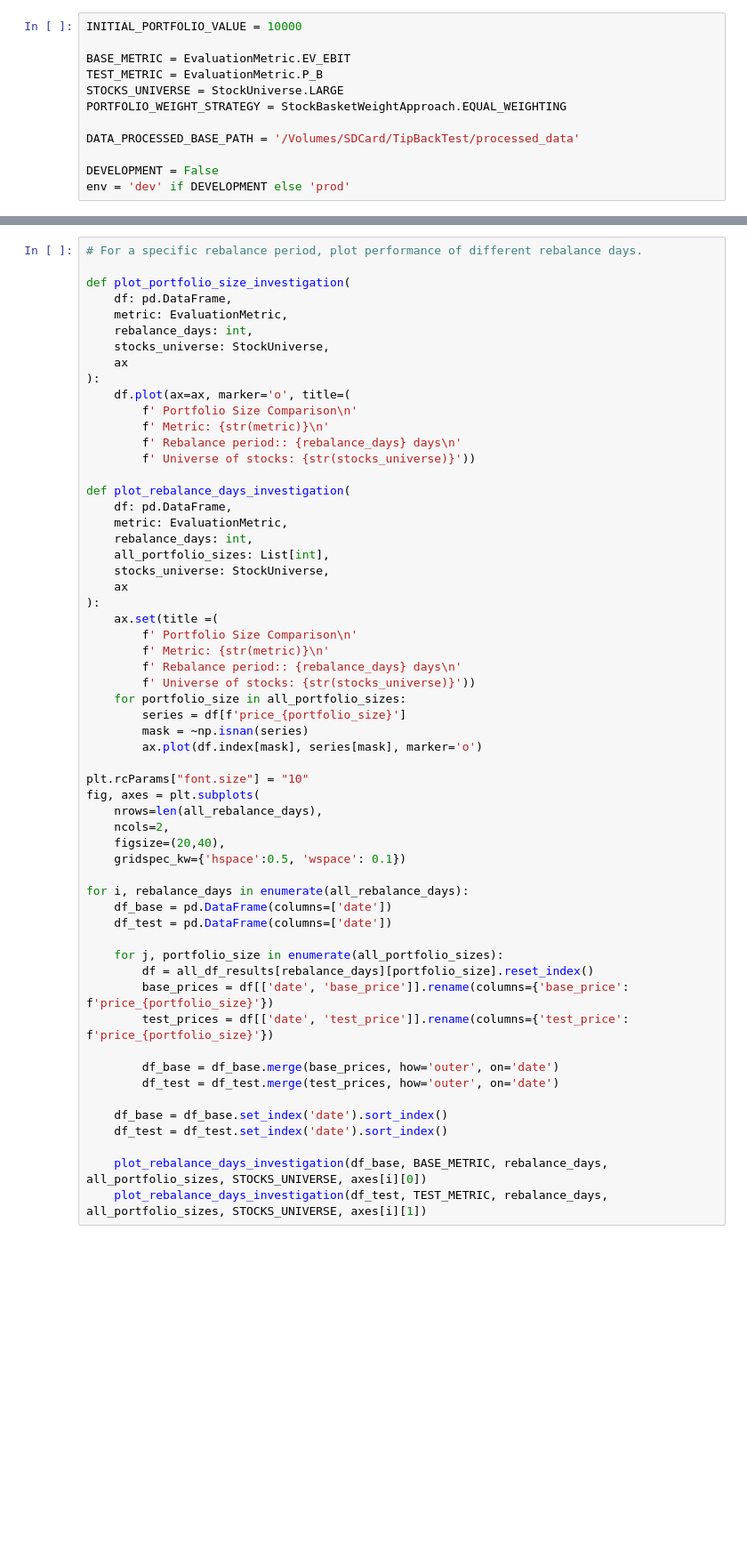
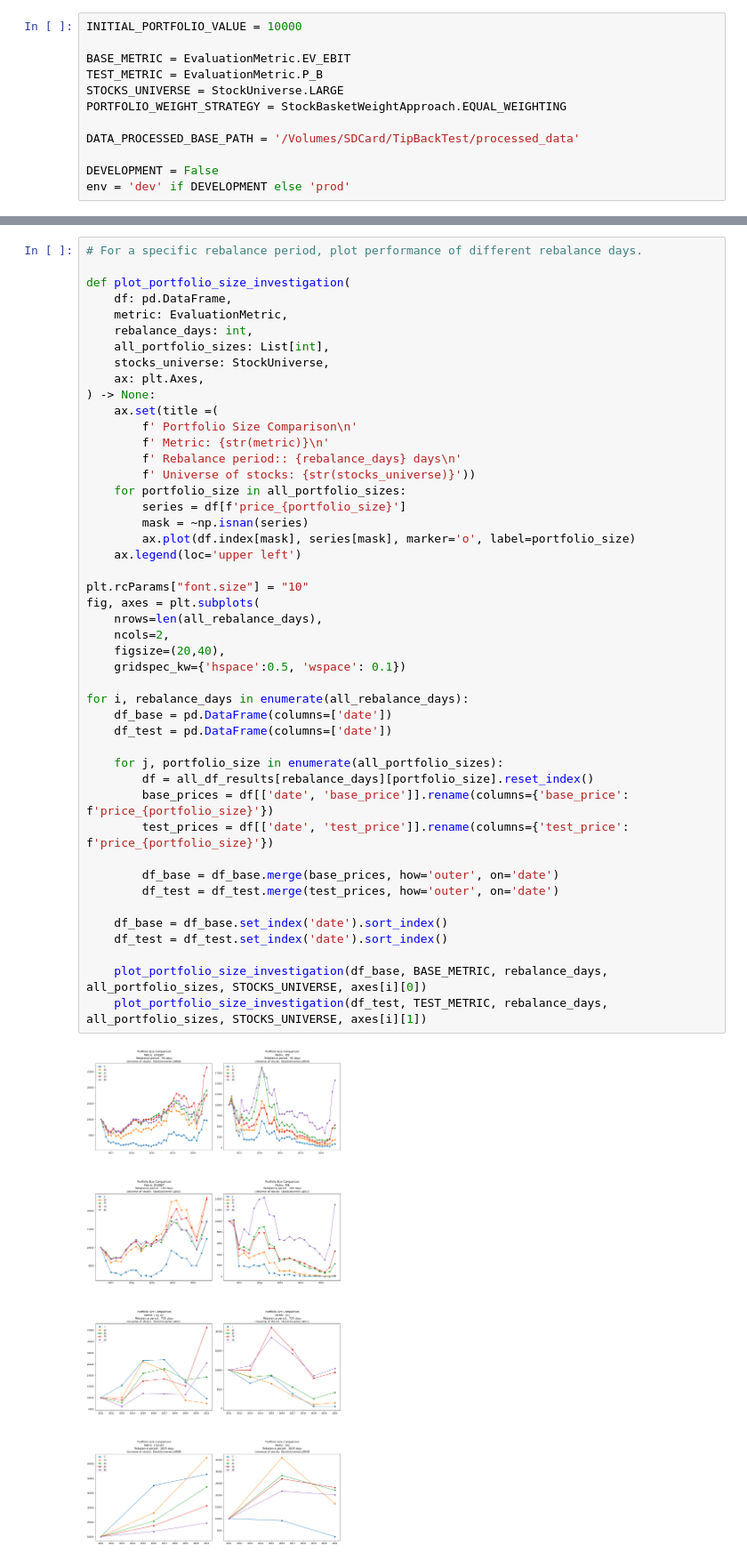
Before and after one commit to Olshansk/tip, a Jupyter notebook: notebooks/BackTest_InvestigateData.ipynb, the cells around one changed output, grey strips where cells are left out. Shown at 89% size. Cells and saved outputs as stored; diff of their text form; blank space fills up the shorter version.

Commit message:
Generating all data worked inspection notebooks functioning

```diff
--- a/notebooks/BackTest_InvestigateData.ipynb
+++ b/notebooks/BackTest_InvestigateData.ipynb
@@ -139,54 +144,44 @@ def plot_portfolio_size_investigation(
     df: pd.DataFrame,
     metric: EvaluationMetric,
     rebalance_days: int,
-    stocks_universe: StockUniverse,
-    ax
-):
-    df.plot(ax=ax, marker='o', title=(
-        f' Portfolio Size Comparison\n'
-        f' Metric: {str(metric)}\n'
-        f' Rebalance period:: {rebalance_days} days\n'
-        f' Universe of stocks: {str(stocks_universe)}'))
-
-def plot_rebalance_days_investigation(
-    df: pd.DataFrame,
-    metric: EvaluationMetric,
-    rebalance_days: int,
     all_portfolio_sizes: List[int],
     stocks_universe: StockUniverse,
-    ax
-):
+    ax: plt.Axes,
+) -> None:
     ax.set(title =(
         f' Portfolio Size Comparison\n'
         f' Metric: {str(metric)}\n'
         f' Rebalance period:: {rebalance_days} days\n'
         f' Universe of stocks: {str(stocks_universe)}'))
     for portfolio_size in all_portfolio_sizes:
         series = df[f'price_{portfolio_size}']
         mask = ~np.isnan(series)
-        ax.plot(df.index[mask], series[mask], marker='o')
+        ax.plot(df.index[mask], series[mask], marker='o', label=portfolio_size)
+    ax.legend(loc='upper left')
 
 plt.rcParams["font.size"] = "10"
 fig, axes = plt.subplots(
     nrows=len(all_rebalance_days),
     ncols=2,
     figsize=(20,40),
     gridspec_kw={'hspace':0.5, 'wspace': 0.1})
 
 for i, rebalance_days in enumerate(all_rebalance_days):
     df_base = pd.DataFrame(columns=['date'])
     df_test = pd.DataFrame(columns=['date'])
 
     for j, portfolio_size in enumerate(all_portfolio_sizes):
         df = all_df_results[rebalance_days][portfolio_size].reset_index()
         base_prices = df[['date', 'base_price']].rename(columns={'base_price': f'price_{portfolio_size}'})
         test_prices = df[['date', 'test_price']].rename(columns={'test_price': f'price_{portfolio_size}'})
 
         df_base = df_base.merge(base_prices, how='outer', on='date')
         df_test = df_test.merge(test_prices, how='outer', on='date')
 
     df_base = df_base.set_index('date').sort_index()
     df_test = df_test.set_index('date').sort_index()
 
-    plot_rebalance_days_investigation(df_base, BASE_METRIC, rebalance_days, all_portfolio_sizes, STOCKS_UNIVERSE, axes[i][0])
-    plot_rebalance_days_investigation(df_test, TEST_METRIC, rebalance_days, all_portfolio_sizes, STOCKS_UNIVERSE, axes[i][1])
+    plot_portfolio_size_investigation(df_base, BASE_METRIC, rebalance_days, all_portfolio_sizes, STOCKS_UNIVERSE, axes[i][0])
+    plot_portfolio_size_investigation(df_test, TEST_METRIC, rebalance_days, all_portfolio_sizes, STOCKS_UNIVERSE, axes[i][1])
+# %% [output]
+[figure, added]
```
Also changed, not shown: parts of 8 cells of this notebook, 1 other file.
